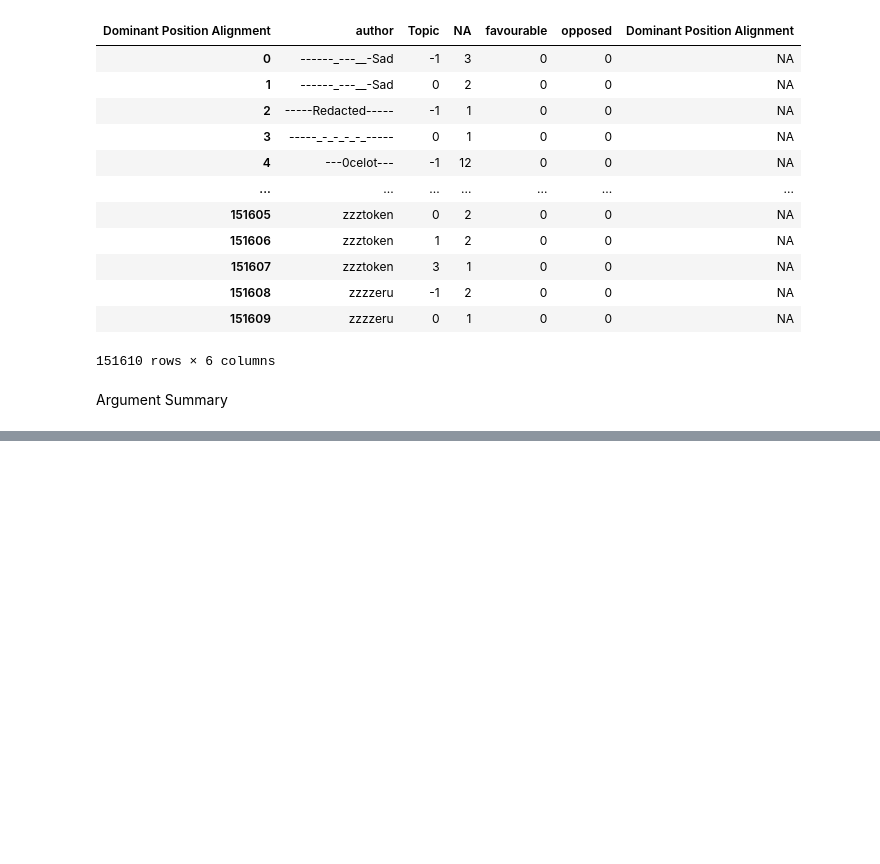
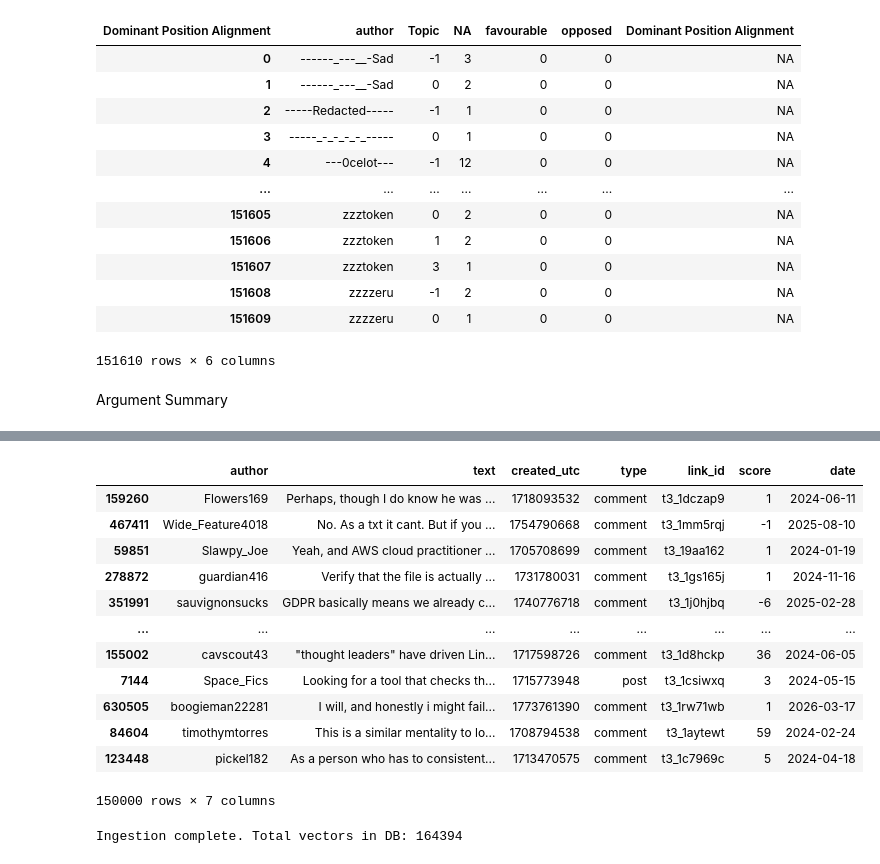
Before and after one commit to Rupository/SecInfo, a Jupyter notebook: AppSetup.ipynb, the cells around one changed output, grey strips where cells are left out. Drawn from its saved outputs; the diff is of its cells as text; code cells hidden in the pictures; blank space fills up the shorter version.

```diff
--- a/AppSetup.ipynb
+++ b/AppSetup.ipynb
@@ -680,0 +861,66 @@ topic_data
+# %%
+df = pd.read_parquet("cybersec_full_data.parquet").sample(150000, random_state=42)
+
+df
+# %% [output]
+|  | author | text | created_utc | type | link_id | score | date |
+| 159260 | Flowers169 | Perhaps, though I do know he was ... | 1718093532 | comment | t3_1dczap9 | 1 | 2024-06-11 |
+| 467411 | Wide_Feature4018 | No. As a txt it cant. But if you ... | 1754790668 | comment | t3_1mm5rqj | -1 | 2025-08-10 |
+| 59851 | Slawpy_Joe | Yeah, and AWS cloud practitioner ... | 1705708699 | comment | t3_19aa162 | 1 | 2024-01-19 |
+| 278872 | guardian416 | Verify that the file is actually ... | 1731780031 | comment | t3_1gs165j | 1 | 2024-11-16 |
+| 351991 | sauvignonsucks | GDPR basically means we already c... | 1740776718 | comment | t3_1j0hjbq | -6 | 2025-02-28 |
+| ... | ... | ... | ... | ... | ... | ... | ... |
+| 155002 | cavscout43 | "thought leaders" have driven Lin... | 1717598726 | comment | t3_1d8hckp | 36 | 2024-06-05 |
+| 7144 | Space_Fics | Looking for a tool that checks th... | 1715773948 | post | t3_1csiwxq | 3 | 2024-05-15 |
+| 630505 | boogieman22281 | I will, and honestly i might fail... | 1773761390 | comment | t3_1rw71wb | 1 | 2026-03-17 |
+| 84604 | timothymtorres | This is a similar mentality to lo... | 1708794538 | comment | t3_1aytewt | 59 | 2024-02-24 |
+| 123448 | pickel182 | As a person who has to consistent... | 1713470575 | comment | t3_1c7969c | 5 | 2024-04-18 |
+150000 rows × 7 columns
+# %%
+text_splitter = RecursiveCharacterTextSplitter(
+    chunk_size=1000,
+    chunk_overlap=150,
+    separators=["\n\n", "\n", ".", "?", "!", " ", ""]
+)
+
+batch_size = 2000
+documents_batch = []
+metadatas_batch = []
+ids_batch = []
+
+for index, row in tqdm(df.iterrows(), total=len(df), desc="Chunking and Embedding"):
+    text = str(row['text'])
+
+    chunks = text_splitter.split_text(text)
+
+    for chunk_idx, chunk in enumerate(chunks):
+        documents_batch.append(chunk)
+
+        metadatas_batch.append({
+            "link_id": row['link_id'],
+            "type": row['type'],
+            "author": row['author']
+        })
+
+        ids_batch.append(f"{index}_chunk_{chunk_idx}")
+
+    if len(documents_batch) >= batch_size:
+        collection.add(
+            documents=documents_batch,
+            metadatas=metadatas_batch,
+            ids=ids_batch
+        )
+        documents_batch = []
+        metadatas_batch = []
+        ids_batch = []
+
+if documents_batch:
+    collection.add(
+        documents=documents_batch,
+        metadatas=metadatas_batch,
+        ids=ids_batch
+    )
+
+print(f"Ingestion complete. Total vectors in DB: {collection.count()}")
+# %% [output]
+Ingestion complete. Total vectors in DB: 164394
```
Also changed, not shown: parts of 40 cells of this notebook, 7 other files.
